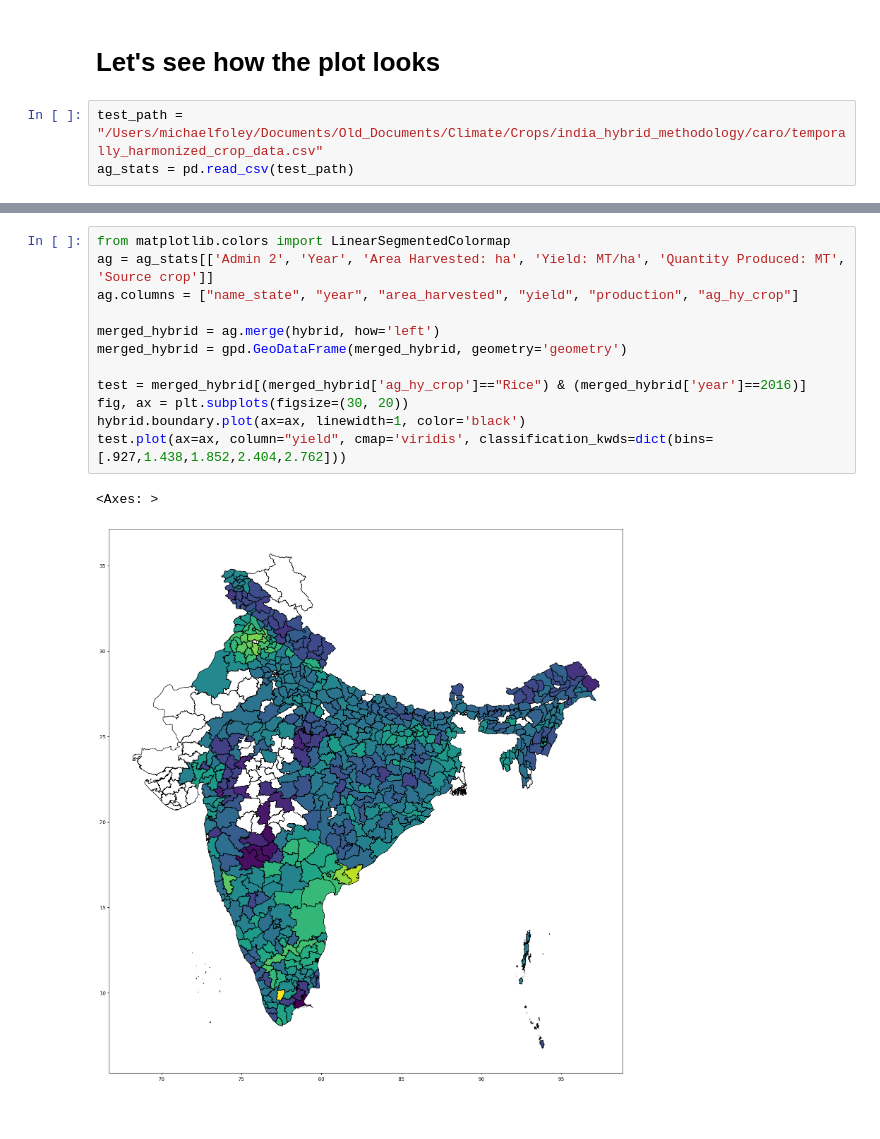
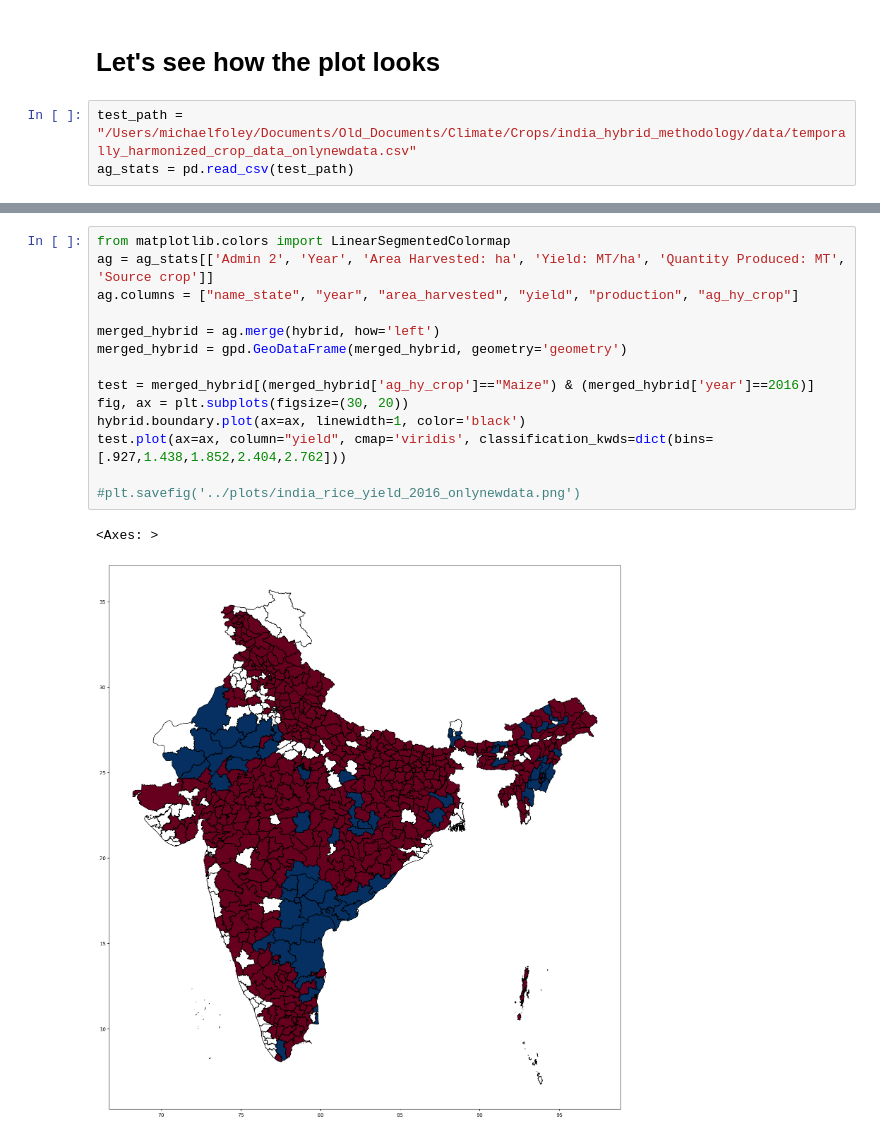
Before and after one commit to michaelmfoley/india_hybrid_methodology, a Jupyter notebook: mike/merge_hybrid_boundarystats.ipynb, the cells around one changed output, grey strips where cells are left out. Drawn from its saved outputs; the diff is of its cells as text; blank space fills up the shorter version.

```diff
--- a/mike/merge_hybrid_boundarystats.ipynb
+++ b/mike/merge_hybrid_boundarystats.ipynb
@@ -580,5 +579,5 @@ Total rows: 676
 # %% [markdown]
 # Let's see how the plot looks
 # %%
-test_path = "/Users/michaelfoley/Documents/Old_Documents/Climate/Crops/india_hybrid_methodology/caro/temporally_harmonized_crop_data.csv"
+test_path = "/Users/michaelfoley/Documents/Old_Documents/Climate/Crops/india_hybrid_methodology/data/temporally_harmonized_crop_data_onlynewdata.csv"
 ag_stats = pd.read_csv(test_path)
@@ -585,15 +600,17 @@ ag_stats = pd.read_csv(test_path)
 # %%
 from matplotlib.colors import LinearSegmentedColormap
 ag = ag_stats[['Admin 2', 'Year', 'Area Harvested: ha', 'Yield: MT/ha', 'Quantity Produced: MT', 'Source crop']]
 ag.columns = ["name_state", "year", "area_harvested", "yield", "production", "ag_hy_crop"]
 
 merged_hybrid = ag.merge(hybrid, how='left')
 merged_hybrid = gpd.GeoDataFrame(merged_hybrid, geometry='geometry')
 
-test = merged_hybrid[(merged_hybrid['ag_hy_crop']=="Rice") & (merged_hybrid['year']==2016)]
+test = merged_hybrid[(merged_hybrid['ag_hy_crop']=="Maize") & (merged_hybrid['year']==2016)]
 fig, ax = plt.subplots(figsize=(30, 20))
 hybrid.boundary.plot(ax=ax, linewidth=1, color='black')
 test.plot(ax=ax, column="yield", cmap='viridis', classification_kwds=dict(bins=[.927,1.438,1.852,2.404,2.762]))
+
+#plt.savefig('../plots/india_rice_yield_2016_onlynewdata.png')
 # %% [output]
 <Axes: >
-[figure, old version]
+[figure, new version]
```
Also changed, not shown: parts of 9 cells of this notebook, 4 other files.
